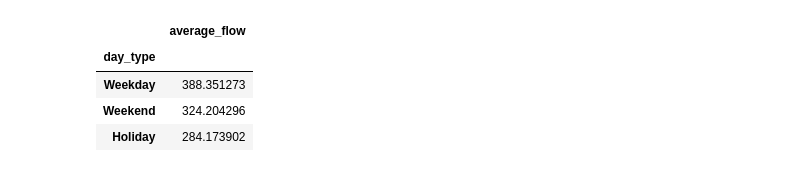
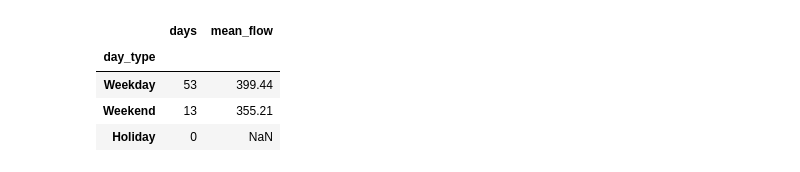
Before and after one commit to bagiicpp/traffic-twin, a Jupyter notebook: notebooks/06_traffic_influence_analysis.ipynb, the cells around one changed output. Saved outputs shown, nothing was run; the diff lists cells and outputs as text; code cells hidden in the pictures.

```diff
--- a/notebooks/06_traffic_influence_analysis.ipynb
+++ b/notebooks/06_traffic_influence_analysis.ipynb
@@ -1037,7 +593,7 @@ V tej analizi preučujemo, kako so padavinske razmere povezane s prometnim tokom
 interaction_data = calendar_analysis.copy()
 
 interaction_data["rain_category"] = pd.cut(
-    interaction_data["precipitation_mm"],
+    interaction_data["precipitation_mm"].round(6),  # Keep category boundaries stable against floating-point noise.
     bins=[-0.001, 0, 2, 10, np.inf],
     labels=["Dry", "Light", "Moderate", "Heavy"]
 )
@@ -1068,12 +624,20 @@ interaction_matrix = interaction_matrix.reindex(
     ["Weekday", "Weekend", "Holiday"]
 )
 
+interaction_counts = interaction_summary.pivot(index="day_type", columns="rain_category", values="days").reindex(index=interaction_matrix.index, columns=interaction_matrix.columns)
+interaction_annotations = interaction_matrix.copy().astype(object)
+for i in range(interaction_matrix.shape[0]):
+    for j in range(interaction_matrix.shape[1]):
+        value = interaction_matrix.iloc[i, j]
+        count = interaction_counts.iloc[i, j]
+        interaction_annotations.iloc[i, j] = "" if pd.isna(value) else f"{value:.1f}\nn={int(count)}"
+
 plt.figure(figsize=(10, 5))
 
 sns.heatmap(
     interaction_matrix,
-    annot=True,
-    fmt=".1f",
+    annot=interaction_annotations,
+    fmt="",
     cmap="YlGnBu",
     linewidths=0.5,
     cbar_kws={"label": "Average Traffic Flow"}
@@ -1088,8 +652,7 @@ plt.title(
 plt.xlabel("Precipitation Category")
 plt.ylabel("Day Type")
 
+plt.grid(False)
 plt.tight_layout()
 plt.show()
-
-display(interaction_summary)
 # %% [output]
@@ -1278,39 +744,39 @@ fixed_summary = detector_means[
     ["Weekday", "Weekend", "Holiday"]
 ].mean()
 
-display(fixed_summary.to_frame("average_flow"))
 
-# Visual comparison
-fig, ax = plt.subplots(figsize=(10, 5))
 
-bars = ax.bar(
-    fixed_summary.index,
-    fixed_summary.values,
-    color=["#2563eb", "#38bdf8", "#f59e0b"],
-    width=0.6
+
+reliable_panel = traffic_daily_reliable.pivot(index="date", columns="detid", values="avg_flow").reindex(columns=selected_detectors)
+balanced_panel_79 = reliable_panel.dropna(how="any")
+balanced_daily_79 = balanced_panel_79.mean(axis=1).rename("avg_flow").reset_index()
+balanced_daily_79 = balanced_daily_79.merge(
+    calendar_analysis[["date", "day_type"]], on="date", how="left", validate="one_to_one"
 )
+assert balanced_panel_79.shape[1] == 79
+assert balanced_daily_79["day_type"].notna().all()
 
-for bar in bars:
-    ax.text(
-        bar.get_x() + bar.get_width() / 2,
-        bar.get_height() + 3,
-        f"{bar.get_height():.1f}",
-        ha="center",
-        fontweight="bold"
-    )
+balanced_summary_79 = balanced_daily_79.groupby("day_type").agg(
+    days=("date", "nunique"), mean_flow=("avg_flow", "mean")
+).reindex(["Weekday", "Weekend", "Holiday"])
+balanced_summary_79["days"] = balanced_summary_79["days"].fillna(0).astype(int)
+print("All-79 balanced days:", len(balanced_daily_79), "/", len(daily_analysis))
+print("Each retained day contains all 79 selected detectors.")
+display(balanced_summary_79.round(2))
+for day_type, row in balanced_summary_79.iterrows():
+    if row["days"] == 0:
+        print(f"LIMITATION: no {day_type} days in the all-79 balanced panel; this contrast cannot be checked.")
+balanced_months = balanced_daily_79.assign(month=balanced_daily_79.date.dt.month).groupby("month").size().reindex(range(1,13), fill_value=0)
+display(balanced_months.rename(index={i: pd.Timestamp(2015,i,1).strftime("%b") for i in range(1,13)}).rename("Balanced days").to_frame().T)
+missing_dates = pd.date_range("2015-01-01", "2015-12-31").difference(daily_analysis.date)
+print("Dates with no reliable detector-day observations:", missing_dates.strftime("%Y-%m-%d").tolist())
 
-ax.set_title(
-    "Calendar Effects with a Consistent Detector Set — Luzern 2015",
-    fontsize=14,
-    fontweight="bold"
-)
-
-ax.set_ylabel("Average Traffic Flow")
-ax.set_xlabel("Day Type")
-ax.set_ylim(0, fixed_summary.max() * 1.15)
-ax.grid(axis="y", alpha=0.2)
-
-plt.tight_layout()
-plt.show()
+comparison = pd.DataFrame({
+    "79 detectors, available each day": calendar_summary["mean_flow"],
+    f"{len(eligible_detectors)} detectors, equal detector weights": fixed_summary,
+    "79 detectors, same complete days": balanced_summary_79["mean_flow"]
+}).reindex(["Weekday", "Weekend", "Holiday"])
+display(comparison.round(2))
+comparison.to_csv(OUTPUT_DIR / "calendar_robustness_comparison.csv")
 # %% [output]
 Eligible detectors: 71
@@ -1317,5 +787,5 @@ Eligible detectors: 71
-|  | average_flow |
-| day_type |  |
-| Weekday | 388.351273 |
-| Weekend | 324.204296 |
-| Holiday | 284.173902 |
+|  | days | mean_flow |
+| day_type |  |  |
+| Weekday | 53 | 399.44 |
+| Weekend | 13 | 355.21 |
+| Holiday | 0 | NaN |
```
Also changed, not shown: parts of 97 cells of this notebook.
